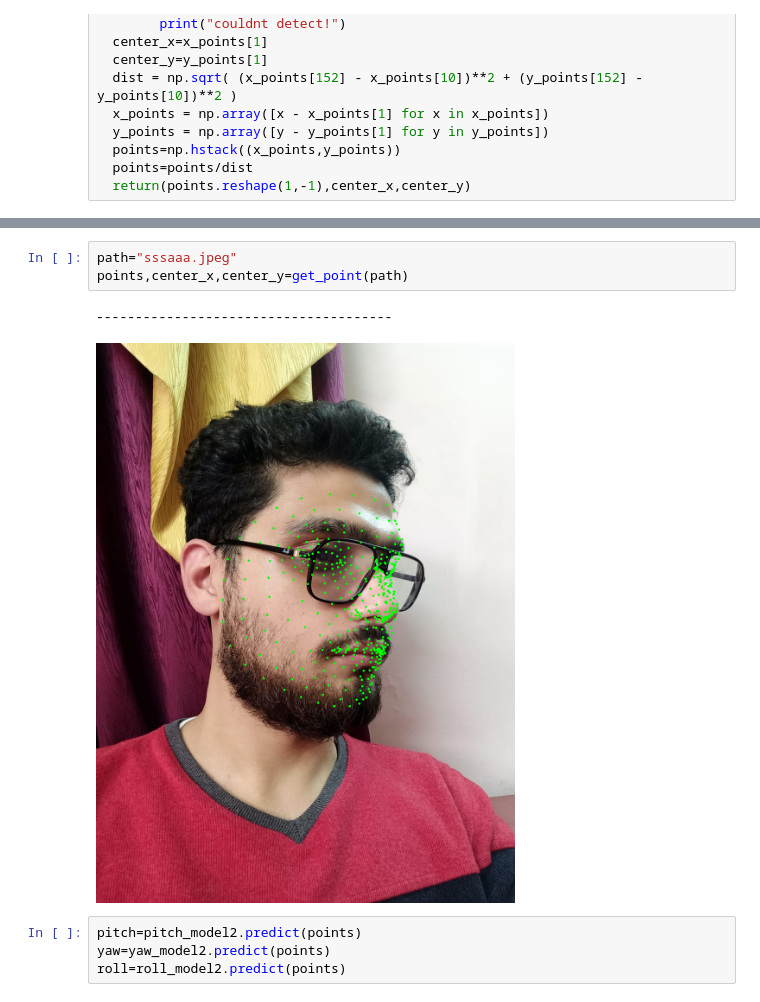
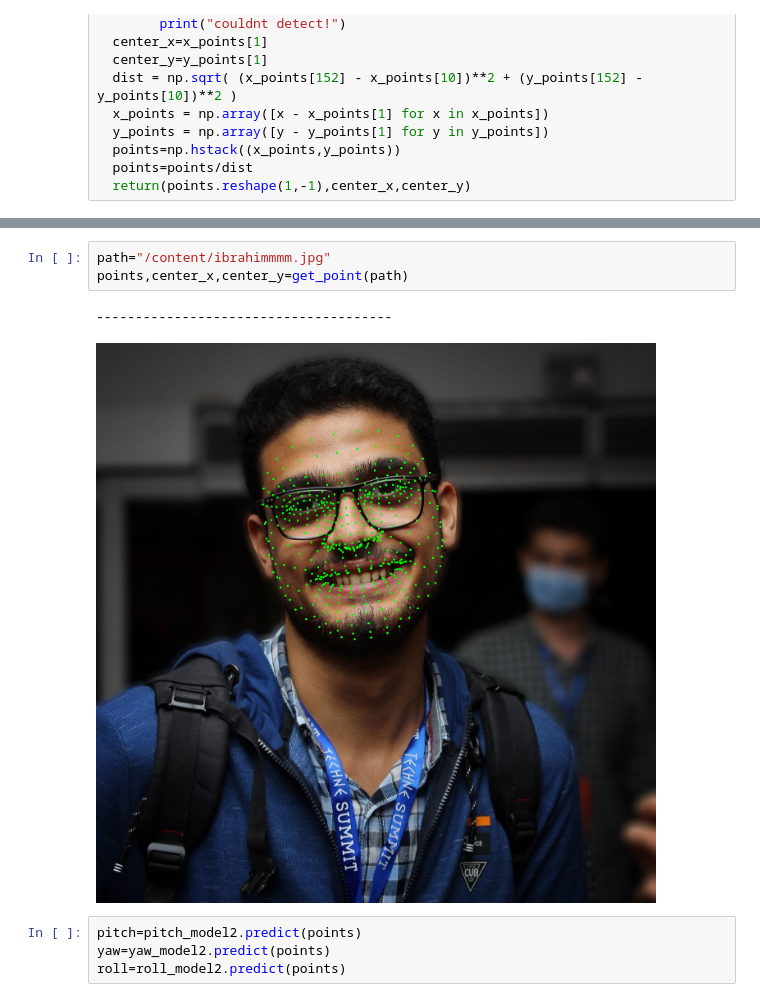
Before and after one commit to Ibrahim-AbuShara/Machine-learning1-Project, a Jupyter notebook: Face_Pose_Estimation.ipynb, the cells around one changed output, grey strips where cells are left out. Drawn from its saved outputs; the diff is of its cells as text.

```diff
--- a/Face_Pose_Estimation.ipynb
+++ b/Face_Pose_Estimation.ipynb
@@ -445,11 +445,11 @@ def draw_img(path, pitch,yaw,roll, tdx=None, tdy=None, size = 100):
 
     return img
 # %%
-path="sssaaa.jpeg"
+path="/content/ibrahimmmm.jpg"
 points,center_x,center_y=get_point(path)
 # %% [output]
 --------------------------------------
-[figure, old version]
+[figure, new version]
 # %%
 pitch=pitch_model2.predict(points)
 yaw=yaw_model2.predict(points)
```
Also changed, not shown: parts of 3 cells of this notebook.
